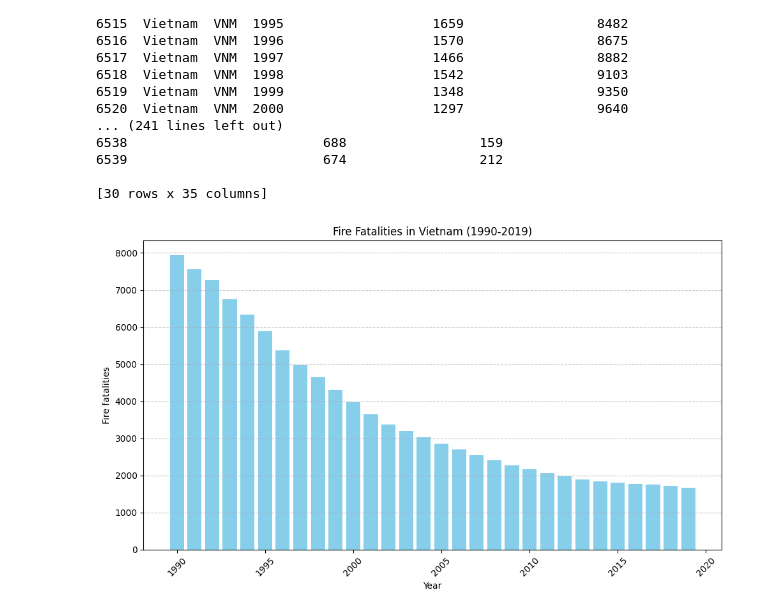
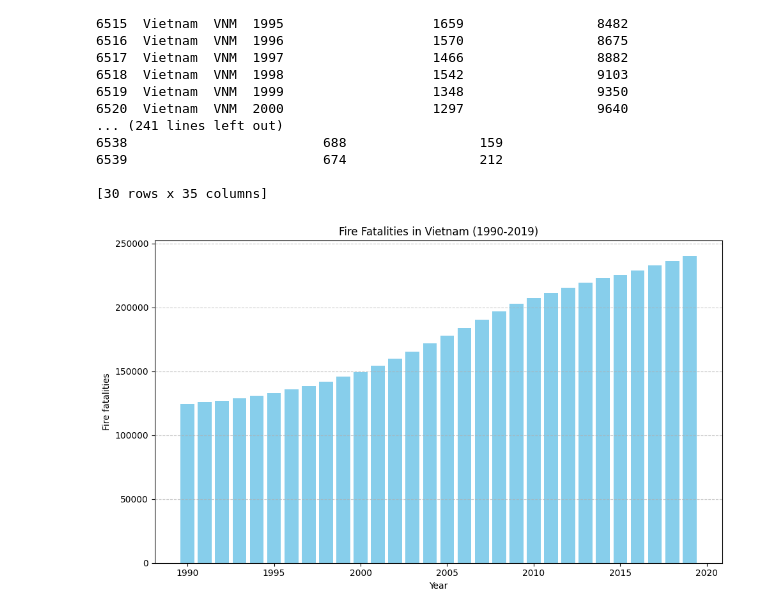
Before and after one commit to hoangvu1806/Analyze-annual-death-data, a Jupyter notebook: analysis.ipynb, the cells around one changed output. Drawn from its saved outputs; the diff is of its cells as text; code cells hidden in the pictures.

```diff
--- a/analysis.ipynb
+++ b/analysis.ipynb
@@ -98,20 +160,20 @@ print(vietnam_data)
 [30 rows x 35 columns]
 # %%
 # Lấy dữ liệu của các vụ cháy (Fire fatalities)
-fire_fatalities = vietnam_data["Diarrheal disease fatalities"]
+fire_fatalities = vietnam_data["Cardiovascular fatalities"]
 
 # Lấy dữ liệu của các năm
 years = vietnam_data["Year"]
 
 # Vẽ biểu đồ cột
 plt.figure(figsize=(10, 6))
 plt.bar(years, fire_fatalities, color='skyblue')
 plt.xlabel("Year")
 plt.ylabel("Fire fatalities")
 plt.title("Fire Fatalities in Vietnam (1990-2019)")
-plt.xticks(rotation=45)  # Xoay nhãn trục x để dễ đọc hơn
+plt.xticks(rotation=0)  # Xoay nhãn trục x để dễ đọc hơn
 plt.grid(axis='y', linestyle='--', alpha=0.7)  # Hiển thị lưới cho trục y
 plt.tight_layout()  # Đảm bảo layout của biểu đồ được hiển thị đầy đủ
 plt.show()
 # %% [output]
-[figure, old version]
+[figure, new version]
```
Also changed, not shown: parts of 8 cells of this notebook.
